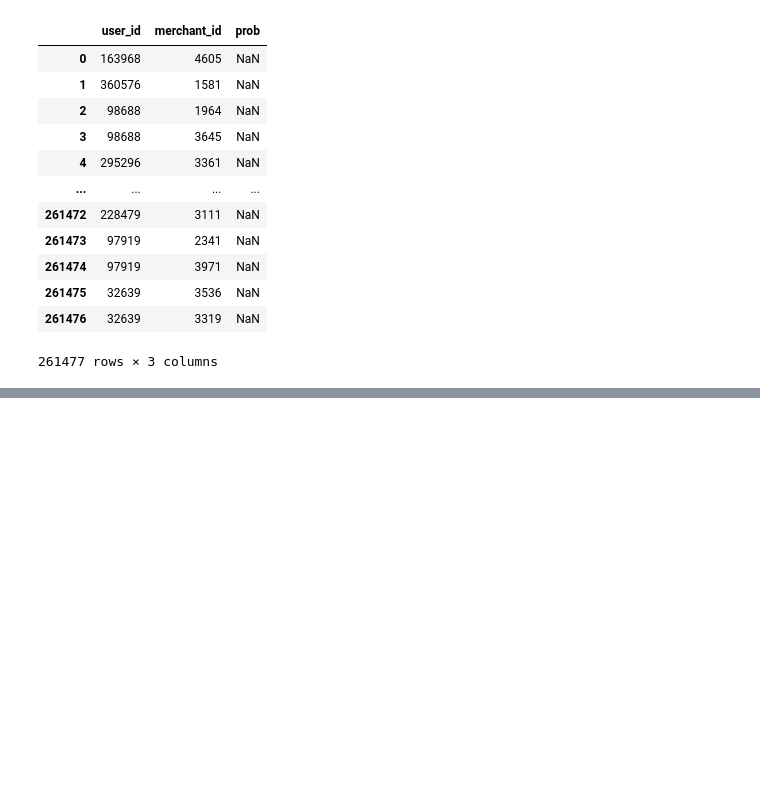
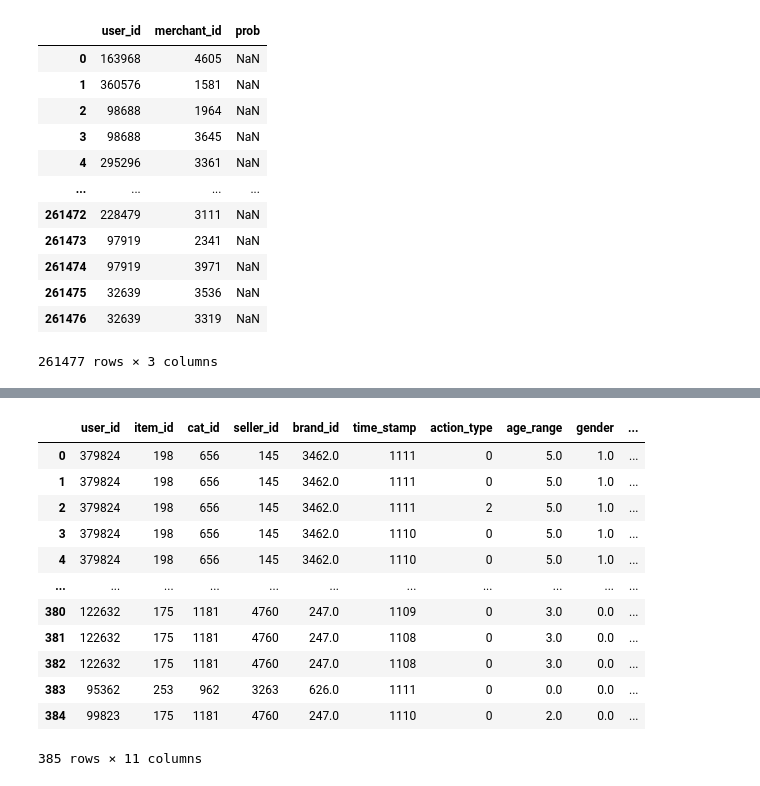
Before and after one commit to MrAlphalfa97/CECS_550, a Jupyter notebook: data_format1/data_filtering.ipynb, the cells around one changed output, grey strips where cells are left out. Cells and saved outputs as stored; diff of their text form; code cells hidden in the pictures; blank space fills up the shorter version.

Commit message:
test info and log dataset merge, train test split

```diff
--- a/data_format1/data_filtering.ipynb
+++ b/data_format1/data_filtering.ipynb
@@ -168,0 +171,3 @@ with open(f'use_data/{file_name}_format1[161-320].csv', 'w') as f:
+# %%
+user_info = pd.read_csv("use_data/user_info_format1[161-320].csv")
+merged = pd.merge(df, user_info, on='user_id')
@@ -168,0 +191,29 @@ with open(f'use_data/{file_name}_format1[161-320].csv', 'w') as f:
+# %%
+train_df_full = pd.read_csv("full_data/train_format1.csv")
+train_df = pd.read_csv("use_data/train_format1[161-320].csv")
+#same number of samples when merging with full or subset dataset
+
+#only pick those in merged whose ["user_id", "seller_id"] match with ["user_id", "merchant_id"] in the train_format1 document
+training_key = train_df.loc[:, ["user_id", "merchant_id", "label"]]
+training_set = merged.merge(
+        training_key,
+        how="inner",
+        left_on=["user_id", "seller_id"],
+        right_on=["user_id", "merchant_id"]
+)
+# %%
+training_set
+# %% [output]
+|  | user_id | item_id | cat_id | seller_id | brand_id | time_stamp | action_type | age_range | gender | ... |
+| 0 | 379824 | 198 | 656 | 145 | 3462.0 | 1111 | 0 | 5.0 | 1.0 | ... |
+| 1 | 379824 | 198 | 656 | 145 | 3462.0 | 1111 | 0 | 5.0 | 1.0 | ... |
+| 2 | 379824 | 198 | 656 | 145 | 3462.0 | 1111 | 2 | 5.0 | 1.0 | ... |
+| 3 | 379824 | 198 | 656 | 145 | 3462.0 | 1110 | 0 | 5.0 | 1.0 | ... |
+| 4 | 379824 | 198 | 656 | 145 | 3462.0 | 1110 | 0 | 5.0 | 1.0 | ... |
+| ... | ... | ... | ... | ... | ... | ... | ... | ... | ... | ... |
+| 380 | 122632 | 175 | 1181 | 4760 | 247.0 | 1109 | 0 | 3.0 | 0.0 | ... |
+| 381 | 122632 | 175 | 1181 | 4760 | 247.0 | 1108 | 0 | 3.0 | 0.0 | ... |
+| 382 | 122632 | 175 | 1181 | 4760 | 247.0 | 1108 | 0 | 3.0 | 0.0 | ... |
+| 383 | 95362 | 253 | 962 | 3263 | 626.0 | 1111 | 0 | 0.0 | 0.0 | ... |
+| 384 | 99823 | 175 | 1181 | 4760 | 247.0 | 1110 | 0 | 2.0 | 0.0 | ... |
+385 rows × 11 columns
```
Also changed, not shown: parts of 4 cells of this notebook.
